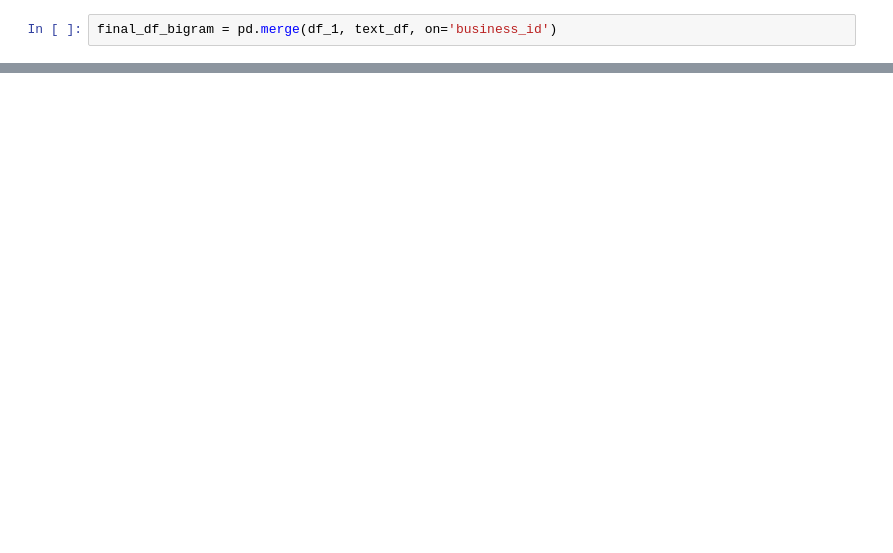
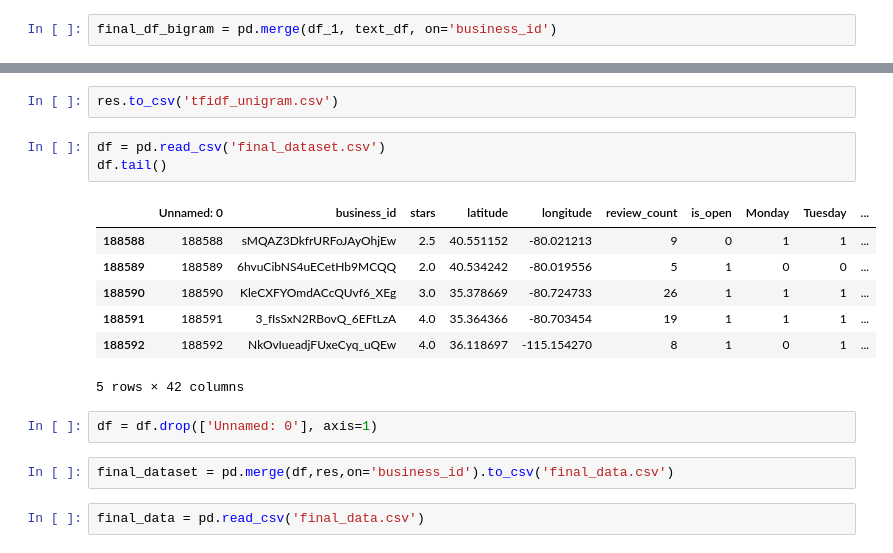
Before and after one commit to ddevaraj/black-box-of-businesses, a Jupyter notebook: review_features.ipynb, the cells around one changed output, grey strips where cells are left out. Saved outputs shown, nothing was run; the diff lists cells and outputs as text; blank space fills up the shorter version.

Commit message:
Change in finding tfidf

```diff
--- a/review_features.ipynb
+++ b/review_features.ipynb
@@ -147,0 +348,19 @@ final_df_bigram.to_csv('bigram.csv')
+# %%
+res.to_csv('tfidf_unigram.csv')
+# %%
+df = pd.read_csv('final_dataset.csv')
+df.tail()
+# %% [output]
+|  | Unnamed: 0 | business_id | stars | latitude | longitude | review_count | is_open | Monday | Tuesday | ... |
+| 188588 | 188588 | sMQAZ3DkfrURFoJAyOhjEw | 2.5 | 40.551152 | -80.021213 | 9 | 0 | 1 | 1 | ... |
+| 188589 | 188589 | 6hvuCibNS4uECetHb9MCQQ | 2.0 | 40.534242 | -80.019556 | 5 | 1 | 0 | 0 | ... |
+| 188590 | 188590 | KleCXFYOmdACcQUvf6_XEg | 3.0 | 35.378669 | -80.724733 | 26 | 1 | 1 | 1 | ... |
+| 188591 | 188591 | 3_fIsSxN2RBovQ_6EFtLzA | 4.0 | 35.364366 | -80.703454 | 19 | 1 | 1 | 1 | ... |
+| 188592 | 188592 | NkOvIueadjFUxeCyq_uQEw | 4.0 | 36.118697 | -115.154270 | 8 | 1 | 0 | 1 | ... |
+5 rows × 42 columns
+# %%
+df = df.drop(['Unnamed: 0'], axis=1)
+# %%
+final_dataset = pd.merge(df,res,on='business_id').to_csv('final_data.csv')
+# %%
+final_data = pd.read_csv('final_data.csv')
```
Also changed, not shown: parts of 50 cells of this notebook.
